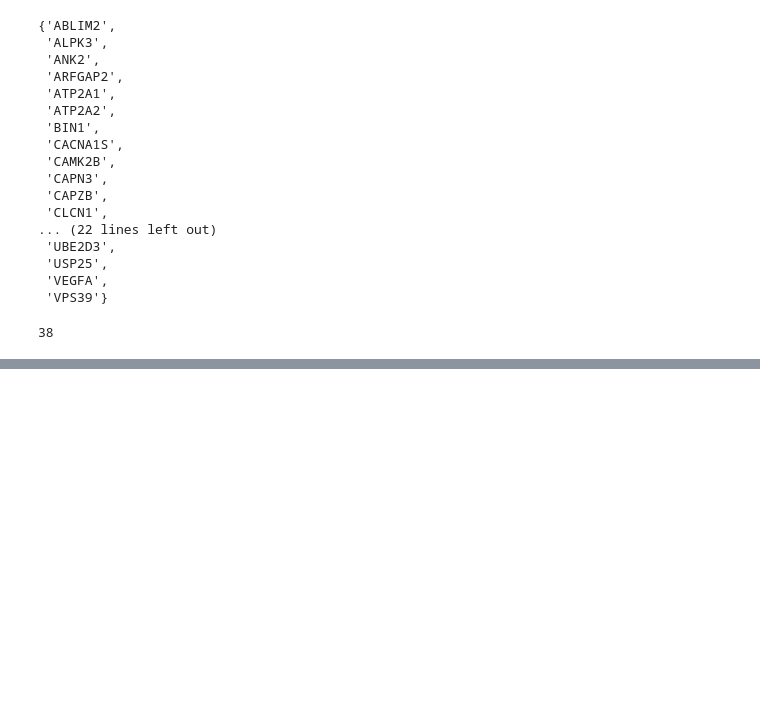
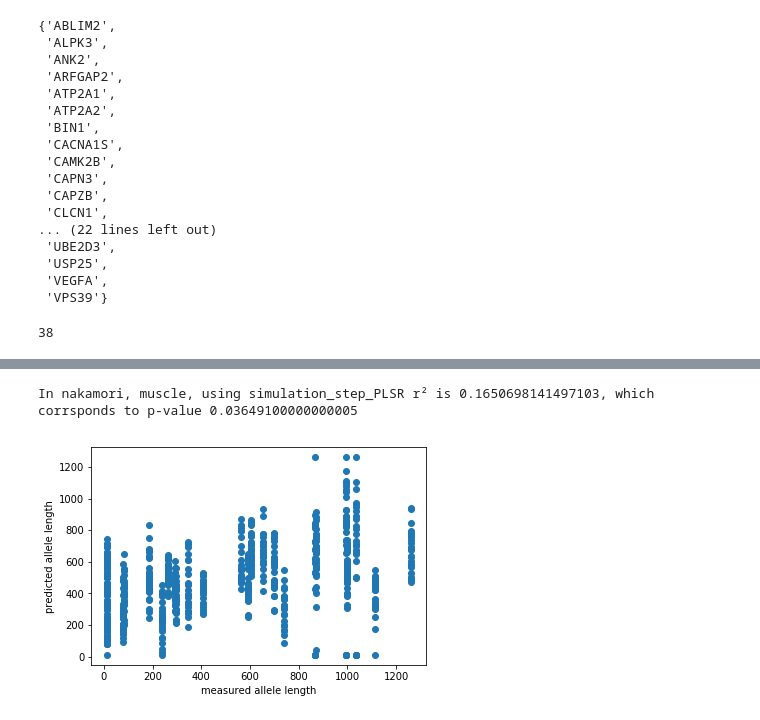
Before and after one commit to picrin/clinical_applications, a Jupyter notebook: predictions.ipynb, the cells around one changed output, grey strips where cells are left out. Drawn from its saved outputs; the diff is of its cells as text; code cells hidden in the pictures; blank space fills up the shorter version.

```diff
--- a/predictions.ipynb
+++ b/predictions.ipynb
@@ -243,7 +246,7 @@ def filter_extremes(value, lowermost, uppermost):
         return uppermost
     return value
 # %%
-def simulation_step(probeset_data, metadata, training_size, no_probes, n_components):
+def simulation_step_PLSR(probeset_data, metadata, training_size, no_probes, n_components):
     """Execute a full step of the simulation, and return a tuple consisting of two lists:
     predicted repeat lengths, and the ground truth repeat lengths
     """
@@ -396,0 +616,5 @@ def example_workflow(name, tissue, simulation_runs, select_top_k_genes, PLSR_dim
+# %%
+example_workflow(name="nakamori", simulation_step=simulation_step_PLSR, tissue="muscle", simulation_runs=50, select_top_k_genes=500, PLSR_dimensions=2)
+# %% [output]
+In nakamori, muscle, using simulation_step_PLSR r² is 0.1650698141497103, which corrsponds to p-value 0.03649100000000005
+[figure, added]
```
Also changed, not shown: parts of 39 cells of this notebook.
